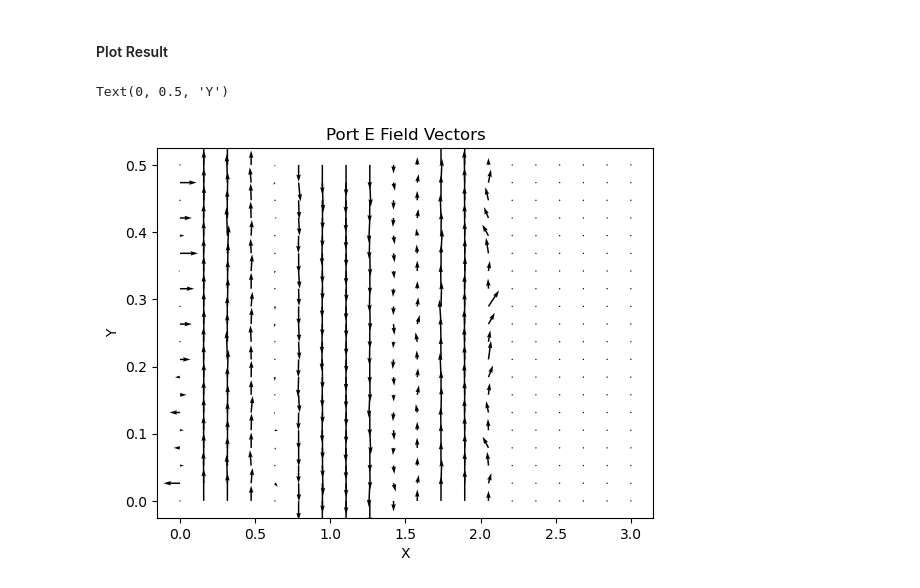
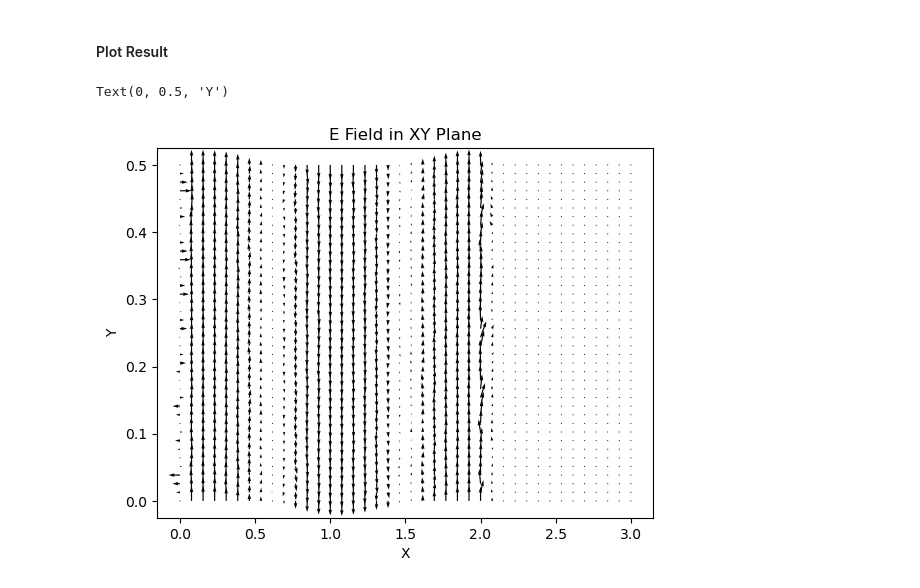
Before and after one commit to Jormit/3D-FEM-EM-Simulator, a Jupyter notebook: fem.ipynb, the cells around one changed output. Drawn from its saved outputs; the diff is of its cells as text; code cells hidden in the pictures.

Commit message:
Improved Plotting

```diff
--- a/fem.ipynb
+++ b/fem.ipynb
@@ -599,12 +594,13 @@ sol = spsolve(S / mu_r - k0**2 * e_r * T, b)
 # %% [markdown]
 #### Plot Result
 # %%
-X, Y, U, V = eval_vector_plane("XY", (20,20), ((0, 3), (0, 0.5)), 0.35, sol, modified_edge_map, nodeTagsMap, elemNodeTags, nodeCoords, np.ones(num_edges, dtype="bool"), edge_is_boundary)
+steps = (40,40)
+X, Y, U, V, W = eval_vector_plane("XY", steps, ((0, 3), (0, 0.5)), 0.35, sol, modified_edge_map, nodeTagsMap, elemNodeTags, nodeCoords, np.ones(num_edges, dtype="bool"), edge_is_boundary)
 plt.figure()
 plt.quiver(X,Y,np.real(U),np.real(V))
-plt.title("Port E Field Vectors")
+plt.title("E Field in XY Plane")
 plt.xlabel("X")
 plt.ylabel("Y")
 # %% [output]
 Text(0, 0.5, 'Y')
-[figure, old version]
+[figure, new version]
```
Also changed, not shown: parts of 22 cells of this notebook.
